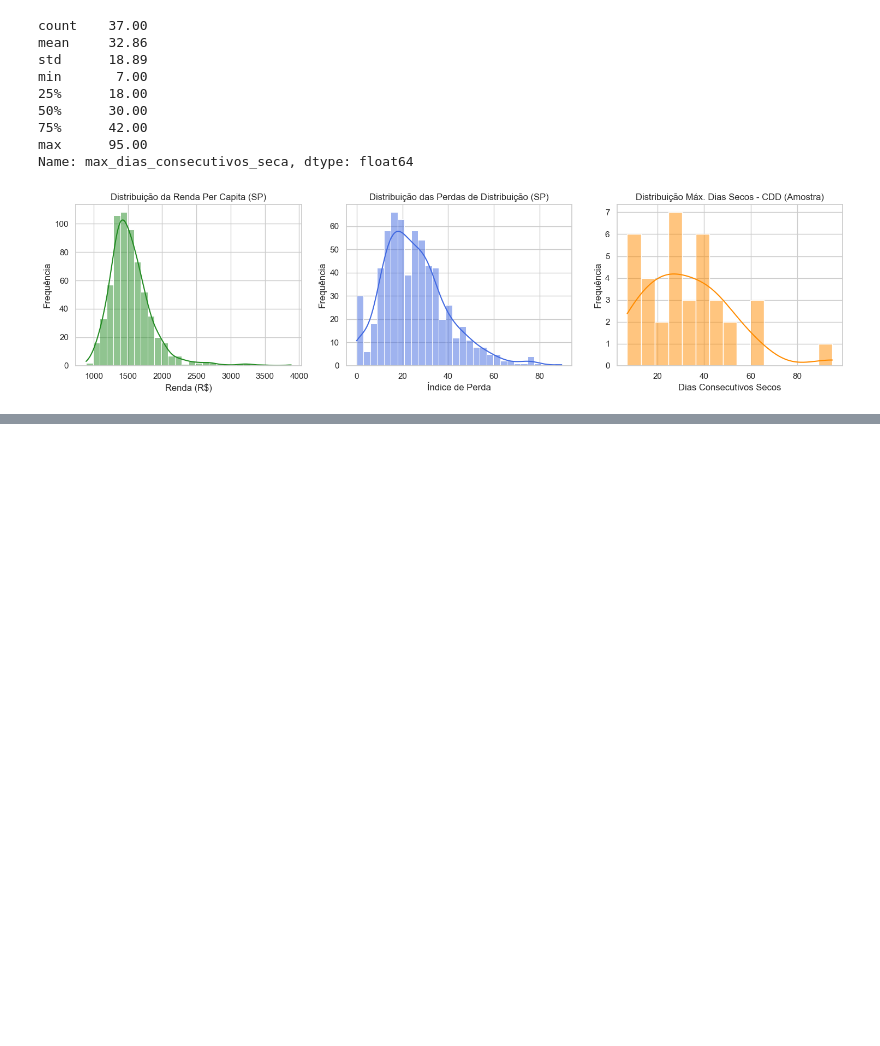
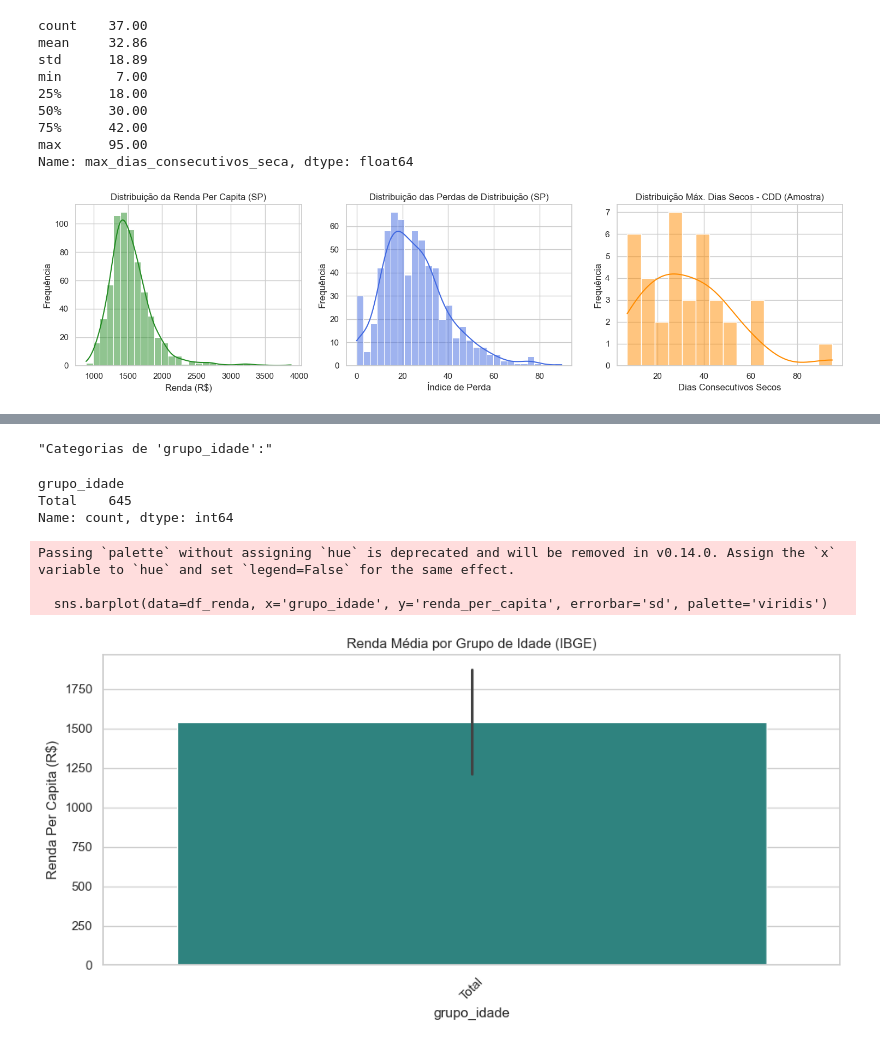
Before and after one commit to DuAlmeida995/clusterizacao-urbana, a Jupyter notebook: dados/tratamento.ipynb, the cells around one changed output, grey strips where cells are left out. Drawn from its saved outputs; the diff is of its cells as text; code cells hidden in the pictures; blank space fills up the shorter version.

```diff
--- a/dados/tratamento.ipynb
+++ b/dados/tratamento.ipynb
@@ -284,0 +392,26 @@ Name: max_dias_consecutivos_seca, dtype: float64
+# %%
+# 1. Verificar quais são as faixas etárias presentes
+display("Categorias de 'grupo_idade':", df_renda['grupo_idade'].value_counts())
+
+# 2. Distribuição da Renda por Grupo de Idade
+plt.figure(figsize=(10, 5))
+sns.barplot(data=df_renda, x='grupo_idade', y='renda_per_capita', errorbar='sd', palette='viridis')
+plt.title('Renda Média por Grupo de Idade (IBGE)')
+plt.xticks(rotation=45)
+plt.ylabel('Renda Per Capita (R$)')
+plt.tight_layout()
+plt.show()
+
+# ALERTA DE MERGE: Se houver várias idades (ex: "Jovens", "Adultos", "Total"),
+# você precisará filtrar apenas o total geral ANTES de juntar as bases.
+# Exemplo de como fazer (descomente se necessário):
+# df_renda = df_renda[df_renda['grupo_idade'] == 'Total']
+# %% [output]
+"Categorias de 'grupo_idade':"
+grupo_idade
+Total    645
+Name: count, dtype: int64
+Passing `palette` without assigning `hue` is deprecated and will be removed in v0.14.0. Assign the `x` variable to `hue` and set `legend=False` for the same effect.
+
+  sns.barplot(data=df_renda, x='grupo_idade', y='renda_per_capita', errorbar='sd', palette='viridis')
+[figure, added]
```
Also changed, not shown: parts of 8 cells of this notebook.
